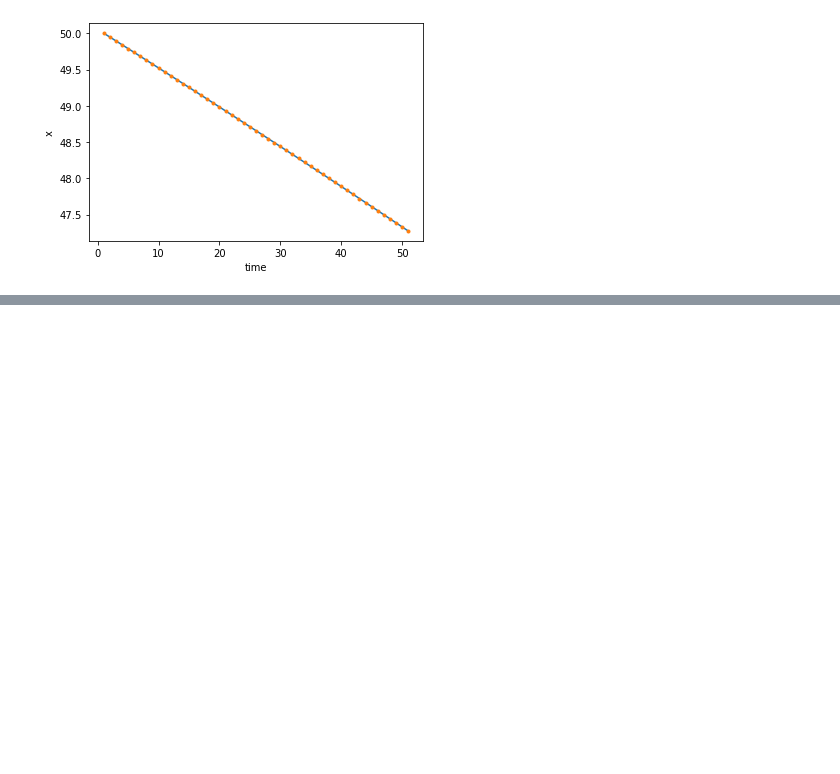
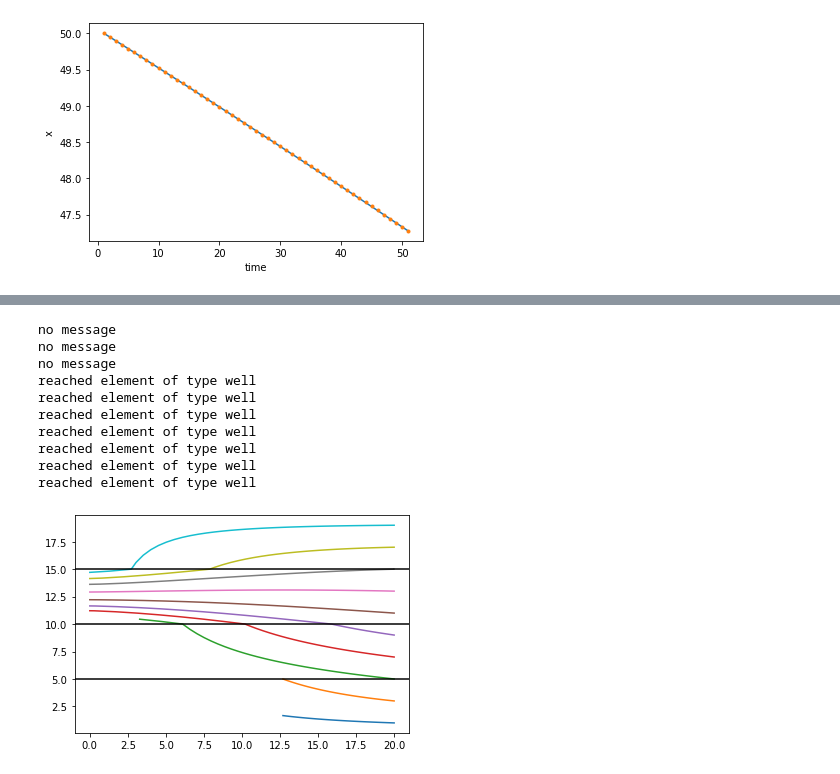
Before and after one commit to mbakker7/ttim, a Jupyter notebook: notebooks/pathline_trace.ipynb, the cells around one changed output, grey strips where cells are left out. Saved outputs shown, nothing was run; the diff lists cells and outputs as text; code cells hidden in the pictures; blank space fills up the shorter version.

```diff
--- a/notebooks/pathline_trace.ipynb
+++ b/notebooks/pathline_trace.ipynb
@@ -53,0 +126,20 @@ Text(0, 0.5, 'x')
+# %%
+zstart = np.linspace(1, 19, 10)
+for zs in zstart:
+    timtrace = timtraceline(ml, 20, 20, zs, tstart=1, delt=5, nstep=40, hstepmax=2)
+    xyzt = timtrace['trace']
+    plt.plot(xyzt[:, 0], xyzt[:, 2])
+for y in [5, 10, 15]:
+    plt.axhline(y, color='k')
+# %% [output]
+no message
+no message
+no message
+reached element of type well
+reached element of type well
+reached element of type well
+reached element of type well
+reached element of type well
+reached element of type well
+reached element of type well
+[figure, added]
```
Also changed, not shown: parts of 17 cells of this notebook, 2 other files.
